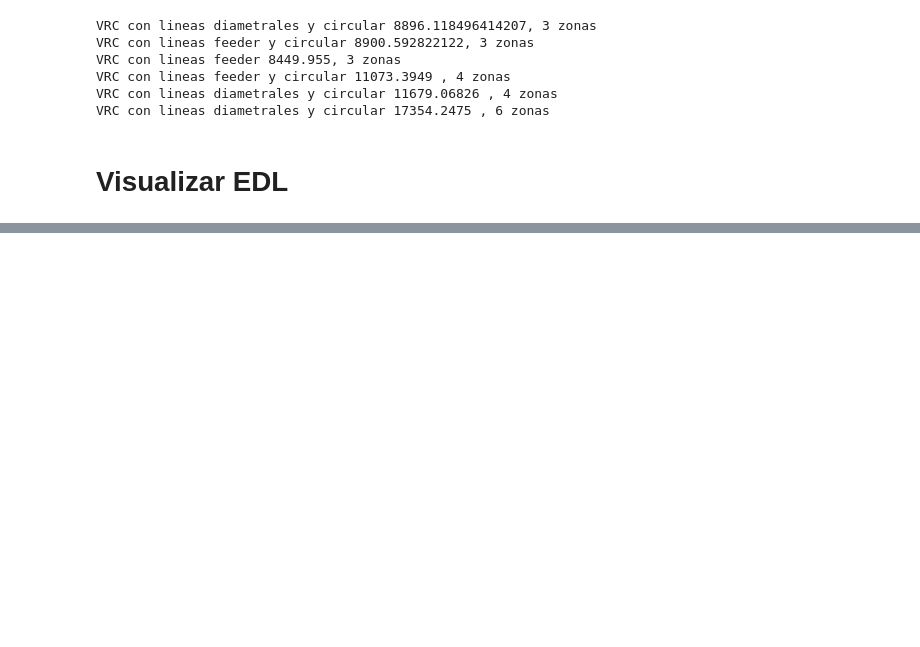
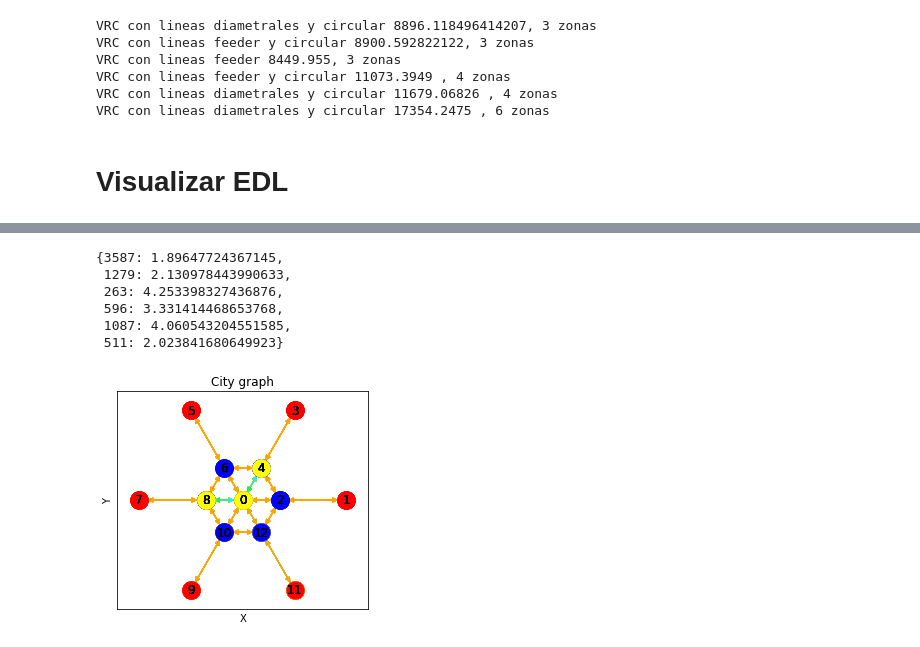
Before and after one commit to valeegomex/Genetic-algorithm-parametric-city, a Jupyter notebook: Resultados_estrategicos.ipynb, the cells around one changed output, grey strips where cells are left out. Drawn from its saved outputs; the diff is of its cells as text; code cells hidden in the pictures; blank space fills up the shorter version.

```diff
--- a/Resultados_estrategicos.ipynb
+++ b/Resultados_estrategicos.ipynb
@@ -142,0 +138,14 @@ graficar(g14, 'g14')
+# %%
+calcular_frecuencias(g4, evaluador)
+# %% [output]
+{3587: 1.89647724367145,
+ 1279: 2.130978443990633,
+ 263: 4.253398327436876,
+ 596: 3.331414468653768,
+ 1087: 4.060543204551585,
+ 511: 2.023841680649923}
+# %%
+g5 = [263, 298, 333, 368, 17, 403, 438, 217]
+graficar(g5, 'id04unew')
+# %% [output]
+[figure, added]
```
Also changed, not shown: parts of 42 cells of this notebook, 5 other files.
